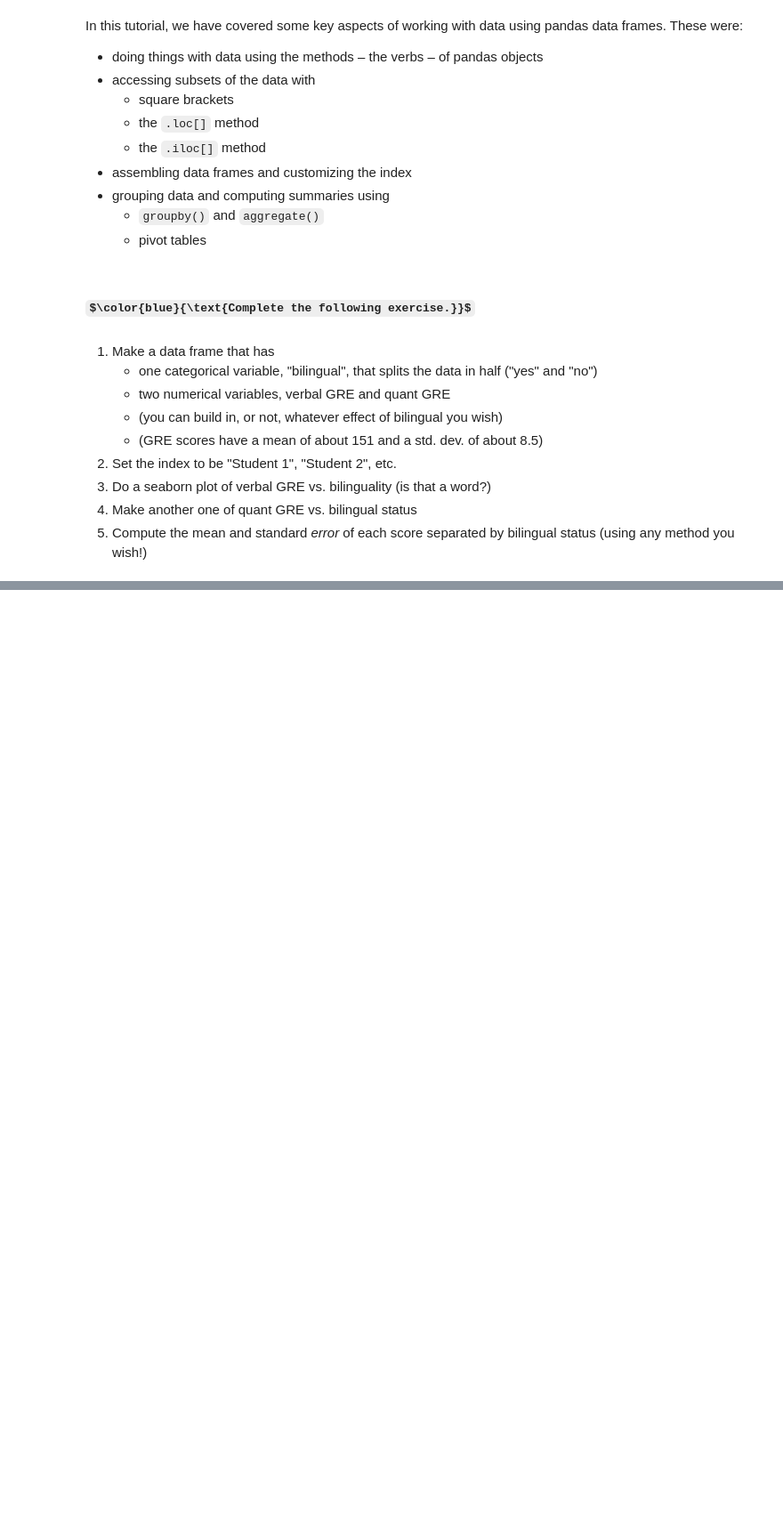
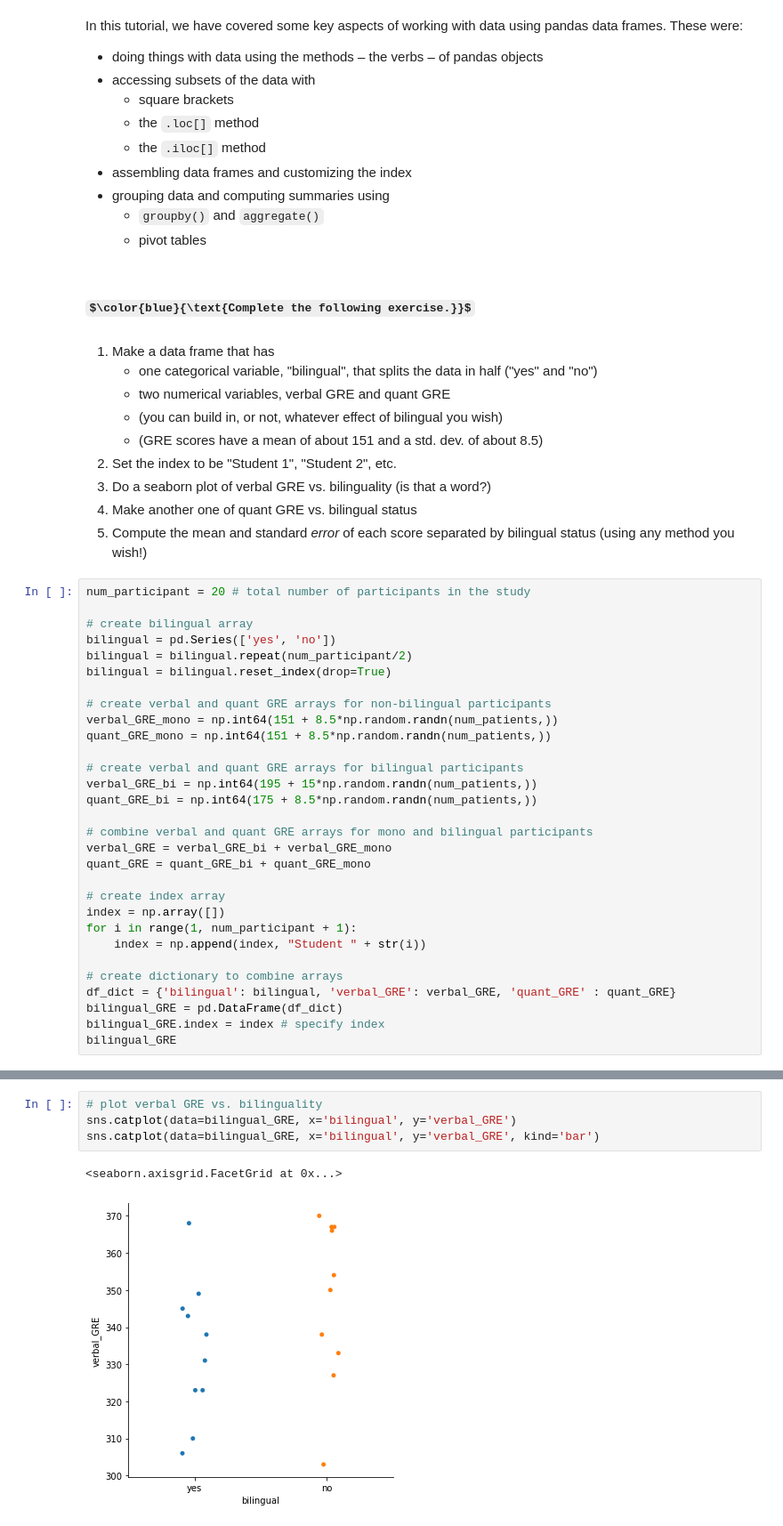
Before and after one commit to baramX3/PSY_submissions, a Jupyter notebook: tutorial_notebooks/tutorial018-Pandas-Advanced-WorkingWithData.ipynb, the cells around one changed output, grey strips where cells are left out. Shown at 89% size. Saved outputs shown, nothing was run; the diff lists cells and outputs as text; some formulas as TeX source; blank space fills up the shorter version.

```diff
--- a/tutorial_notebooks/tutorial018-Pandas-Advanced-WorkingWithData.ipynb
+++ b/tutorial_notebooks/tutorial018-Pandas-Advanced-WorkingWithData.ipynb
@@ -1040,3 +1024,33 @@ In this tutorial, we have covered some key aspects of working with data using pa
 3. Do a seaborn plot of verbal GRE vs. bilinguality (is that a word?)
 4. Make another one of quant GRE vs. bilingual status
 5. Compute the mean and standard *error* of each score separated by bilingual status (using any method you wish!)
+# %%
+num_participant = 20 # total number of participants in the study
+
+# create bilingual array
+bilingual = pd.Series(['yes', 'no'])
+bilingual = bilingual.repeat(num_participant/2)
+bilingual = bilingual.reset_index(drop=True)
+
+# create verbal and quant GRE arrays for non-bilingual participants
+verbal_GRE_mono = np.int64(151 + 8.5*np.random.randn(num_patients,))
+quant_GRE_mono = np.int64(151 + 8.5*np.random.randn(num_patients,))
+
+# create verbal and quant GRE arrays for bilingual participants
+verbal_GRE_bi = np.int64(195 + 15*np.random.randn(num_patients,))
+quant_GRE_bi = np.int64(175 + 8.5*np.random.randn(num_patients,))
+
+# combine verbal and quant GRE arrays for mono and bilingual participants
+verbal_GRE = verbal_GRE_bi + verbal_GRE_mono
+quant_GRE = quant_GRE_bi + quant_GRE_mono
+
+# create index array
+index = np.array([])
+for i in range(1, num_participant + 1):
+    index = np.append(index, "Student " + str(i))
+
+# create dictionary to combine arrays
+df_dict = {'bilingual': bilingual, 'verbal_GRE': verbal_GRE, 'quant_GRE' : quant_GRE}
+bilingual_GRE = pd.DataFrame(df_dict)
+bilingual_GRE.index = index # specify index
+bilingual_GRE
@@ -1042,0 +1075,7 @@ In this tutorial, we have covered some key aspects of working with data using pa
+# %%
+# plot verbal GRE vs. bilinguality
+sns.catplot(data=bilingual_GRE, x='bilingual', y='verbal_GRE')
+sns.catplot(data=bilingual_GRE, x='bilingual', y='verbal_GRE', kind='bar')
+# %% [output]
+<seaborn.axisgrid.FacetGrid at 0x...>
+[figure, added]
```
Also changed, not shown: parts of 59 cells of this notebook.
